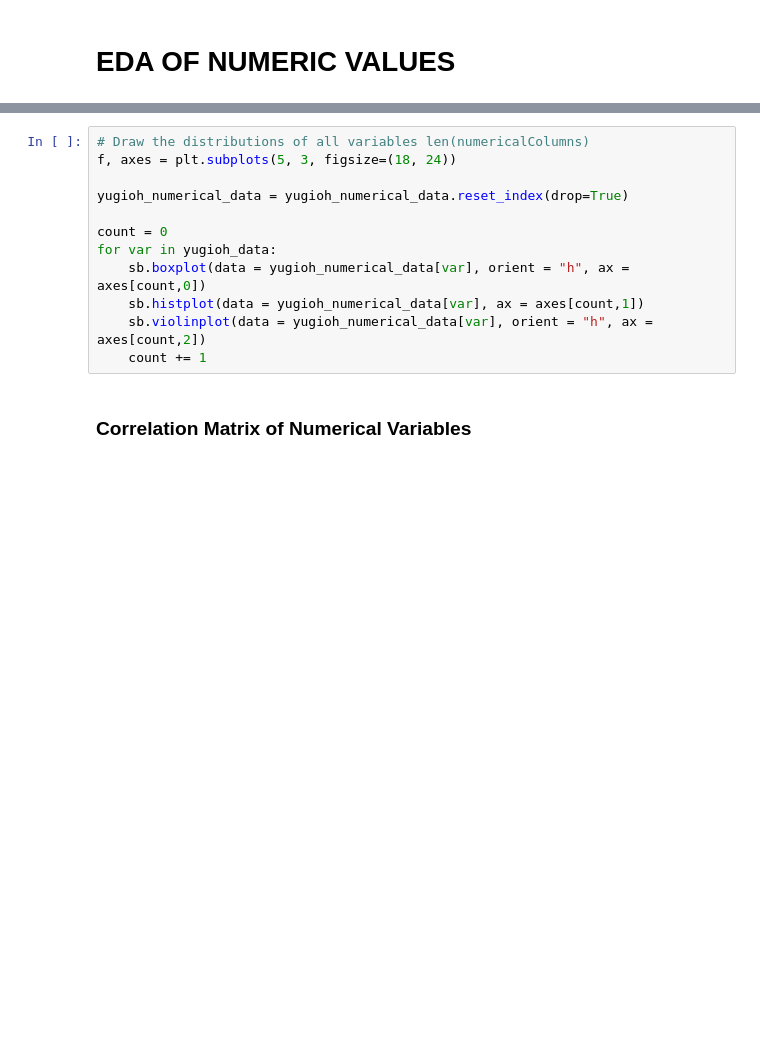
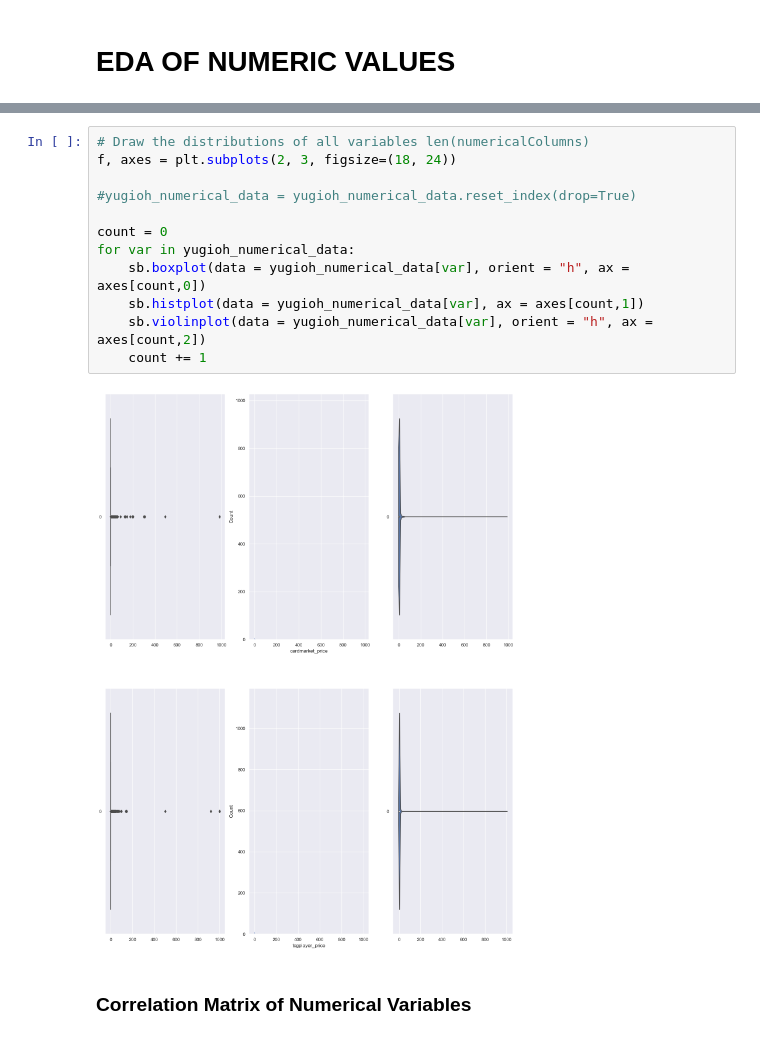
Before and after one commit to 16fb/SC1015_MiniProject, a Jupyter notebook: MiniProject_Yu-Gi-Oh.ipynb, the cells around one changed output, grey strips where cells are left out. Saved outputs shown, nothing was run; the diff lists cells and outputs as text; blank space fills up the shorter version.

```diff
--- a/MiniProject_Yu-Gi-Oh.ipynb
+++ b/MiniProject_Yu-Gi-Oh.ipynb
@@ -251,16 +252,18 @@ yugioh_numerical_data.describe().round(2)
 | max | 5000.00 | 5000.00 | 13.00 | 13.00 | 6.00 | 985.44 | 999.99 | 999.99 | ... |
 # %%
 # Draw the distributions of all variables len(numericalColumns)
-f, axes = plt.subplots(5, 3, figsize=(18, 24))
+f, axes = plt.subplots(2, 3, figsize=(18, 24))
 
-yugioh_numerical_data = yugioh_numerical_data.reset_index(drop=True)
+#yugioh_numerical_data = yugioh_numerical_data.reset_index(drop=True)
 
 count = 0
-for var in yugioh_data:
+for var in yugioh_numerical_data:
     sb.boxplot(data = yugioh_numerical_data[var], orient = "h", ax = axes[count,0])
     sb.histplot(data = yugioh_numerical_data[var], ax = axes[count,1])
     sb.violinplot(data = yugioh_numerical_data[var], orient = "h", ax = axes[count,2])
     count += 1
+# %% [output]
+[figure, added]
 # %% [markdown]
 ### Correlation Matrix of Numerical Variables
 # %%
```
Also changed, not shown: parts of 11 cells of this notebook.
